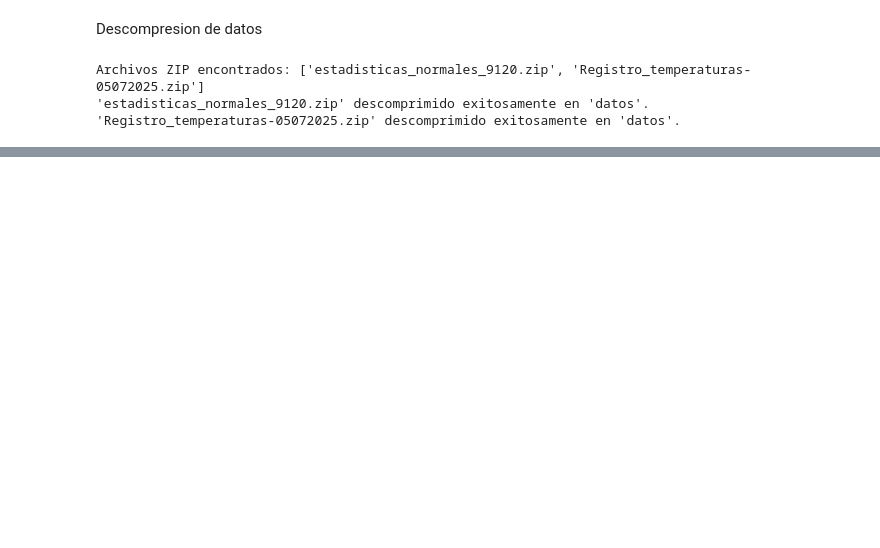
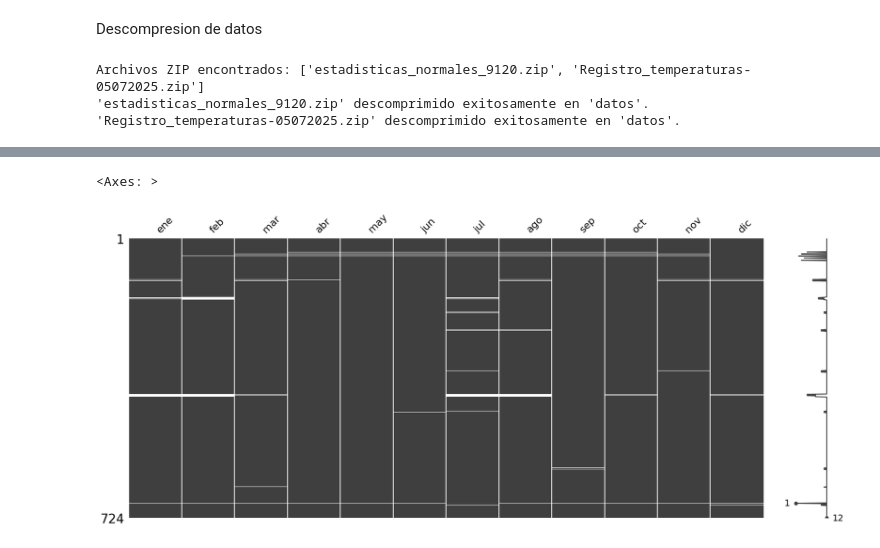
Before and after one commit to RodrigoGoni/EDA_meteorologica, a Jupyter notebook: eda.ipynb, the cells around one changed output, grey strips where cells are left out. Cells and saved outputs as stored; diff of their text form; code cells hidden in the pictures; blank space fills up the shorter version.

```diff
--- a/eda.ipynb
+++ b/eda.ipynb
@@ -134 +218,6 @@ dtype: float64
+# %%
+msno.matrix(df_pivoted, figsize=(20,8))
+# %% [output]
+<Axes: >
+[figure, added]
 # %%
```
Also changed, not shown: parts of 22 cells of this notebook, 2 other files.
